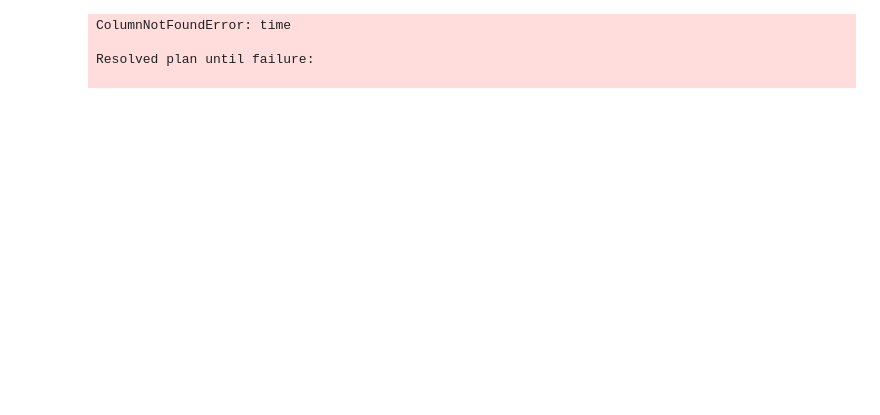
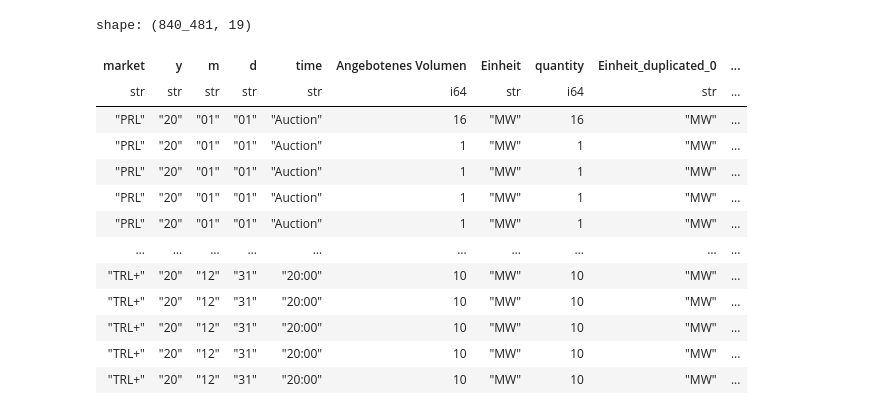
Before and after one commit to heig-vd-ie/smallflex-vpp-codes, a Jupyter notebook: test.ipynb, the cells around one changed output. Saved outputs shown, nothing was run; the diff lists cells and outputs as text; code cells hidden in the pictures; blank space fills up the shorter version.

Commit message:
Finlaise input data parsing

```diff
--- a/test.ipynb
+++ b/test.ipynb
@@ -70,0 +97,7 @@ AttributeError: module 'polars' has no attribute 'li'
+# %%
+energy = ".cache/input/alpiq_input_data/swissgrid/energy/2020-03-TRE-Ergebnis.csv"
+
+data = pl.read_csv(energy, separator=";", encoding='iso-8859-1', null_values=["*", "N/A"])
+
+
+data
@@ -71,16 +136,21 @@ AttributeError: module 'polars' has no attribute 'li'
+# %%
+data
+# %% [output]
+shape: (840_481, 19)
+| market | y | m | d | time | Angebotenes Volumen | Einheit | quantity | Einheit_duplicated_0 | ... |
+| str | str | str | str | str | i64 | str | i64 | str | ... |
+| "PRL" | "20" | "01" | "01" | "Auction" | 16 | "MW" | 16 | "MW" | ... |
+| "PRL" | "20" | "01" | "01" | "Auction" | 1 | "MW" | 1 | "MW" | ... |
+| "PRL" | "20" | "01" | "01" | "Auction" | 1 | "MW" | 1 | "MW" | ... |
+| "PRL" | "20" | "01" | "01" | "Auction" | 1 | "MW" | 1 | "MW" | ... |
+| "PRL" | "20" | "01" | "01" | "Auction" | 1 | "MW" | 1 | "MW" | ... |
+| … | … | … | … | … | … | … | … | … | ... |
+| "TRL+" | "20" | "12" | "31" | "20:00" | 10 | "MW" | 10 | "MW" | ... |
+| "TRL+" | "20" | "12" | "31" | "20:00" | 10 | "MW" | 10 | "MW" | ... |
+| "TRL+" | "20" | "12" | "31" | "20:00" | 10 | "MW" | 10 | "MW" | ... |
+| "TRL+" | "20" | "12" | "31" | "20:00" | 10 | "MW" | 10 | "MW" | ... |
+| "TRL+" | "20" | "12" | "31" | "20:00" | 10 | "MW" | 10 | "MW" | ... |
 # %%
-for name in  ["swissgrid_cap"]:
-    for entry in list(os.scandir(market_price_metadata[name]["folder"])):
-
-        data: pl.DataFrame = pl.read_csv(entry.path, separator=";", encoding='iso-8859-1', null_values=["*", "N/A"])
-        # We remove weekly-based market prices
-        data.rename(market_price_metadata[name]["col_mapping"])\
-            .filter(pl.col("quantity") > 0)\
-            .filter(~ pl.col("metadata").str.contains("KW"))
-        data = data.with_columns(
-            pl.col("time").str.split(" bis ").list.get(0).str.split(" ").list.get(-1).alias("time"),
-            pl.col("metadata").str.split_exact("_", 4).struct.rename_fields(["market", "y", "m", "d"]),
-        ).unnest("metadata")\
         .with_columns(
             pl.concat_str(["y", "m", "d", "time"], separator="-")
             .str.to_datetime("%y-%m-%d-%H:%M", time_zone="UTC").alias("timestamp"),
@@ -95,8 +165,3 @@ for name in  ["swissgrid_cap"]:
         ).unnest("market")
 
 # data = data.rename(market_price_metadata[name]["col_mapping"]).filter(pl.col("quantity") > 0)
-# %% [output]
-ColumnNotFoundError: time
-
-Resolved plan until failure:
-
```
Also changed, not shown: parts of 12 cells of this notebook, 25 other files.
